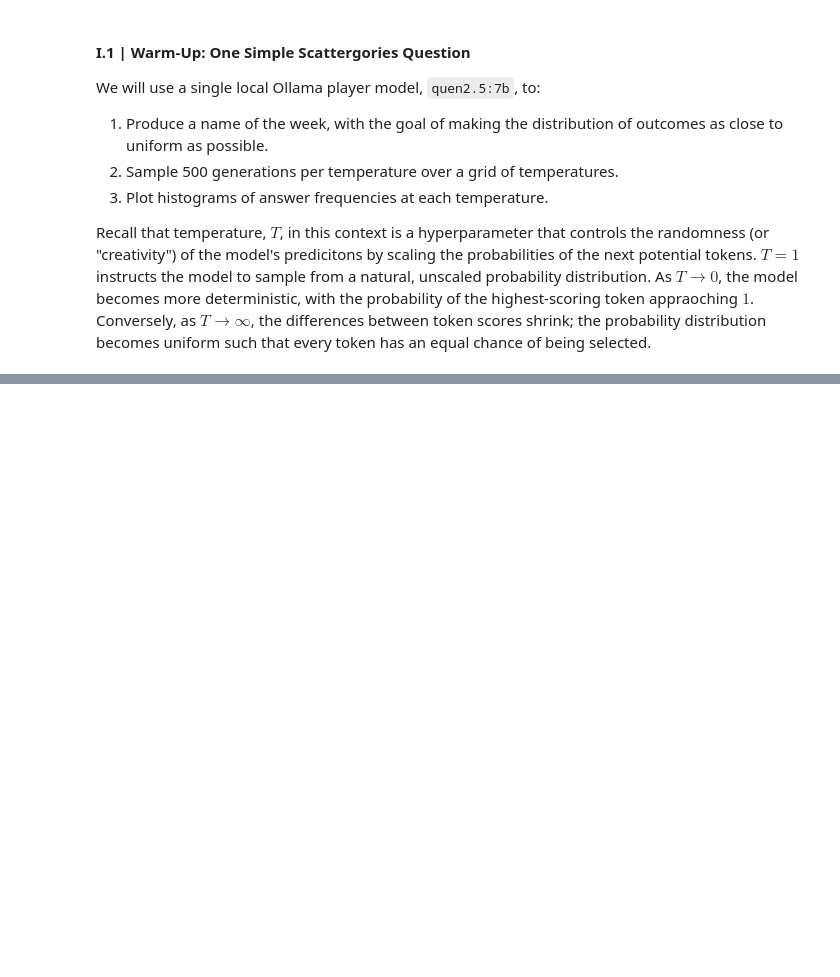
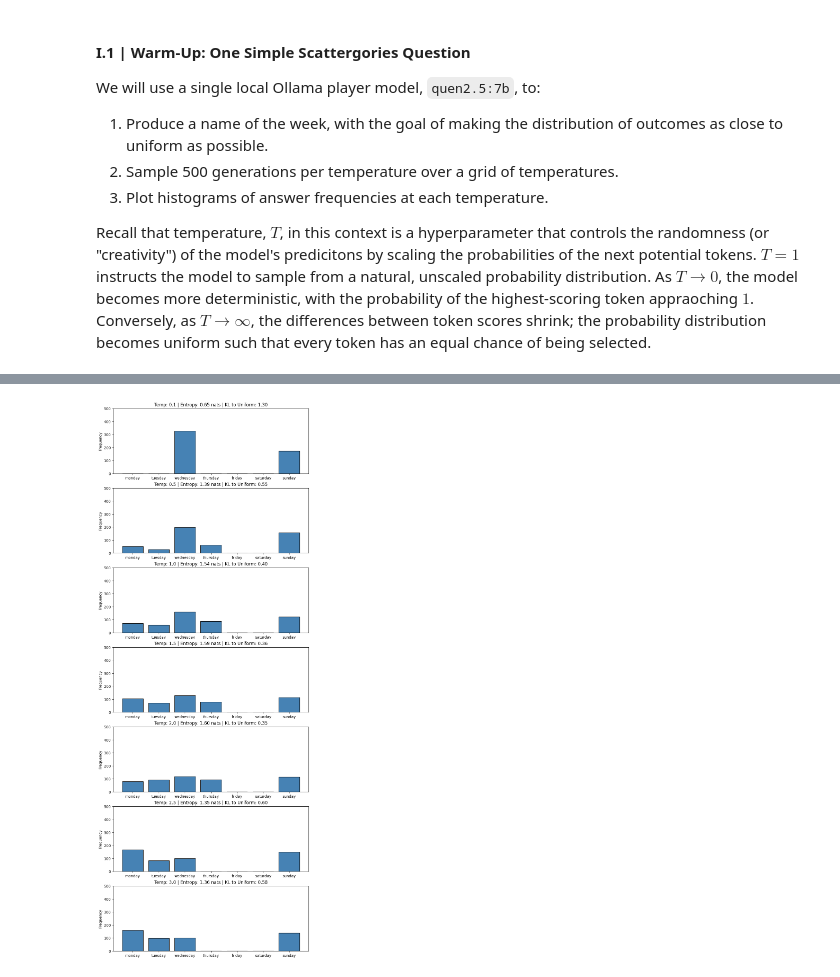
Before and after one commit to abrandontran/5350-Social-Algorithms, a Jupyter notebook: Assignment 3/part1.ipynb, the cells around one changed output, grey strips where cells are left out. Drawn from its saved outputs; the diff is of its cells as text; code cells hidden in the pictures; blank space fills up the shorter version.

Commit message:
Finished coding and plotting portions of Part I.

```diff
--- a/Assignment 3/part1.ipynb
+++ b/Assignment 3/part1.ipynb
@@ -26,6 +26,7 @@ Recall that temperature, $T$, in this context is a hyperparameter that controls
 import pandas as pd
 import matplotlib.pyplot as plt
 import numpy as np
+import requests
 from collections import Counter
 
 from reference.assignment3_starter import(
@@ -39,8 +40,8 @@ from reference.assignment3_starter import(
 
 MODEL = 'qwen2.5:7b'
 SAMPLES = 500
-TEMPERATURES = [0.1, 0.5, 1.0, 1.5, 2.0]
-VALID_DAYS = ['monday', 'tuesday', 'wednesday', 'thursday', 'friday,',
+TEMPERATURES = [0.1, 0.5, 1.0, 1.5, 2.0, 2.5, 3.0]
+VALID_DAYS = ['monday', 'tuesday', 'wednesday', 'thursday', 'friday',
               'saturday', 'sunday']
 # %%
 prompt = (
@@ -80,0 +99,27 @@ Running Temp: 0.1
+# %%
+# Reading in from CSV so the Ollama calls can be performed on the Yale server.
+df = pd.read_csv('working/part1_calibration_try8.csv')
+# %%
+fig, axes = plt.subplots(len(TEMPERATURES), 1, figsize=(8, 3 * len(TEMPERATURES)), constrained_layout = True)
+
+for i, temp in enumerate(TEMPERATURES):
+    subset = df[df['temperature'] == temp]
+    counts = Counter(subset['answer'])
+
+    entropy = entropy_from_counts(counts)
+    kl_div = kl_to_uniform(counts, VALID_DAYS)
+
+    plot_counts = [counts.get(day, 0) for day in VALID_DAYS]
+
+    invalid_count = sum(c for k, c in counts.items() if k not in VALID_DAYS)
+    if invalid_count > 0:
+        print(f"Warning: {invalid_count} invalid answers at T = {temp}")
+
+    axes[i].bar(VALID_DAYS, plot_counts, color = 'steelblue', edgecolor = 'black')
+    axes[i].set_title(f"Temp: {temp} | Entropy: {entropy:.2f} nats | KL to Uniform: {kl_div:.2f}")
+    axes[i].set_ylabel("Frequency")
+    axes[i].set_ylim(0, SAMPLES)
+
+plt.show()
+# %% [output]
+[figure, added]
```
Also changed, not shown: parts of 7 cells of this notebook, 11 other files.
